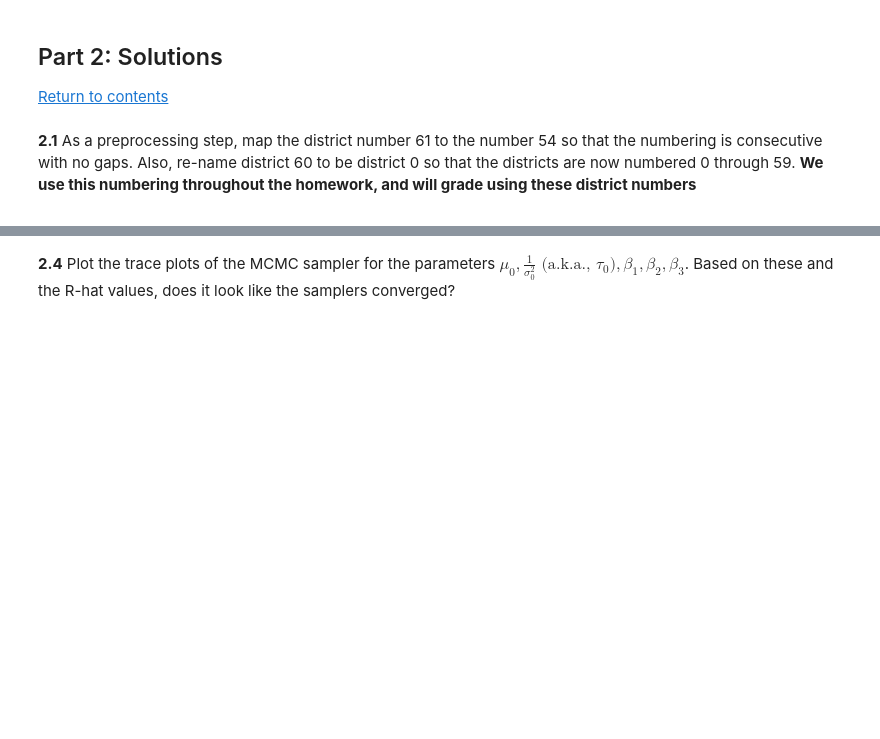
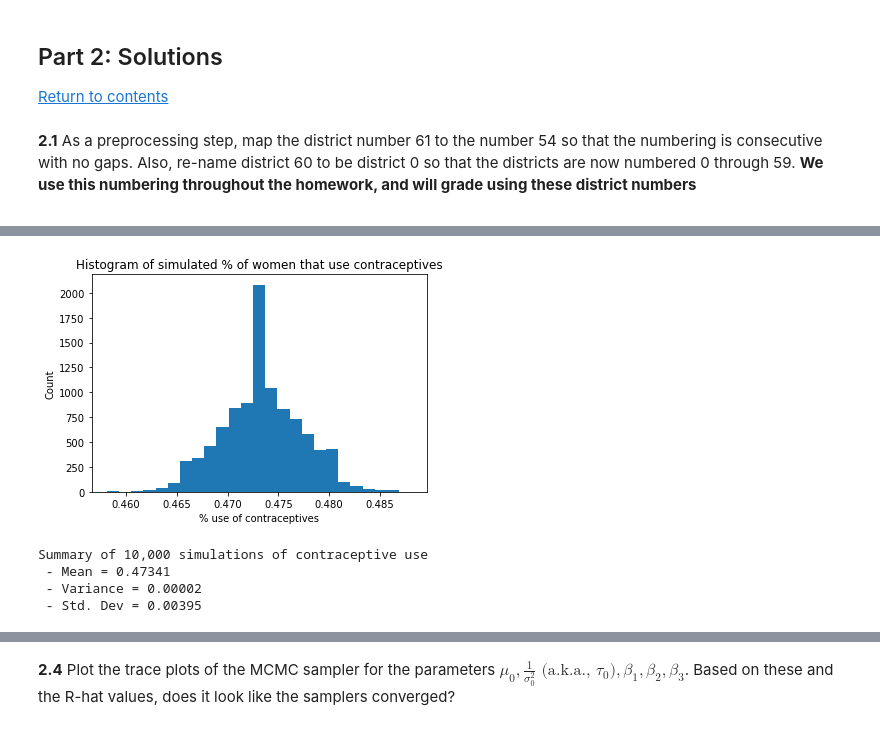
Before and after one commit to sebvargo/cs209b_hw2, a Jupyter notebook: cs109b_hw2.ipynb, the cells around one changed output, grey strips where cells are left out. Saved outputs shown, nothing was run; the diff lists cells and outputs as text; code cells hidden in the pictures; blank space fills up the shorter version.

```diff
--- a/cs109b_hw2.ipynb
+++ b/cs109b_hw2.ipynb
@@ -167,8 +169,9 @@ where $c$ is a normalizing constant that does not depend on $\theta$.
 ### Helper Functions
 # %%
 from scipy import stats
-def read_data(filename = 'data/dataset_2_train.csv'):
-    data = pd.read_csv(filename)
+def read_data(filename = 'data/dataset_2_train.csv', train = True):
+    if train:
+        data = pd.read_csv(filename)
     return data
 
 
@@ -519,0 +521,14 @@ $$
+# %%
+def read_data_part2():
+    # your code here
+    df = read_data()
+
+    # map district 61 to 54
+    df['district'] = df['district'].replace(61,54)
+
+    # rename district 60 to 0
+    df['district'] = df['district'].replace(60,0)
+
+    return df
+
+data = read_data_part2()
@@ -553,3 +570,63 @@ $$
+# %%
+def logit(logit_p):
+    p = 1/(1 + np.exp(-logit_p))
+    return p
+
+data = read_data_part2()
+
+
+# Hard coded values
+mu_0 = 2
+var_0 = 1
+sigma_0 = np.sqrt(var_0)
+data['beta_0'] = pd.Series(np.ones(data.shape[0]))
+
+betas = []
+for i in range(60):
+    betas.append(np.random.normal(mu_0, var_0))
+
+for idx, beta in enumerate(betas):
+    data.loc[df['district'] == idx, 'beta_0'] = betas[idx]
+
+
+beta = [0, 4, -3, -2]
+
+samples = data.shape[0]
+
+beta_0 = data['beta_0']
+urban = data['urban']
+living_children = data['living.children']
+age_mean = data['age_mean']
+
+ratio = []
+for i in range(10000):
+    logit_p = beta_0 + beta[1]*urban + beta[2]*living_children + beta[3]*age_mean
+    p = logit(logit_p)
+    Y = [np.random.binomial(1, pij) for pij in p]
+    ratio.append(sum(Y)/len(Y))
+
+ratio = np.array(ratio)
+plt.hist(ratio, bins = 25)
+plt.ylabel('Count')
+plt.xlabel('% use of contraceptives')
+plt.title('Histogram of simulated % of women that use contraceptives')
+plt.show()
+
+
+mean = ratio.mean()
+var = ratio.var()
+std = ratio.std()
+median = np.median(ratio)
+print('Summary of 10,000 simulations of contraceptive use')
+print(' - Mean = {:.5f}'.format(mean))
+print(' - Variance = {:.5f}'.format(var))
+print(' - Std. Dev = {:.5f}'.format(std))
+# %% [output]
+[figure, added]
+Summary of 10,000 simulations of contraceptive use
+ - Mean = 0.47341
+ - Variance = 0.00002
+ - Std. Dev = 0.00395
 # %% [markdown]
 <div class='exercise-r'>
 
```
Also changed, not shown: parts of 12 cells of this notebook, 1 other file.
